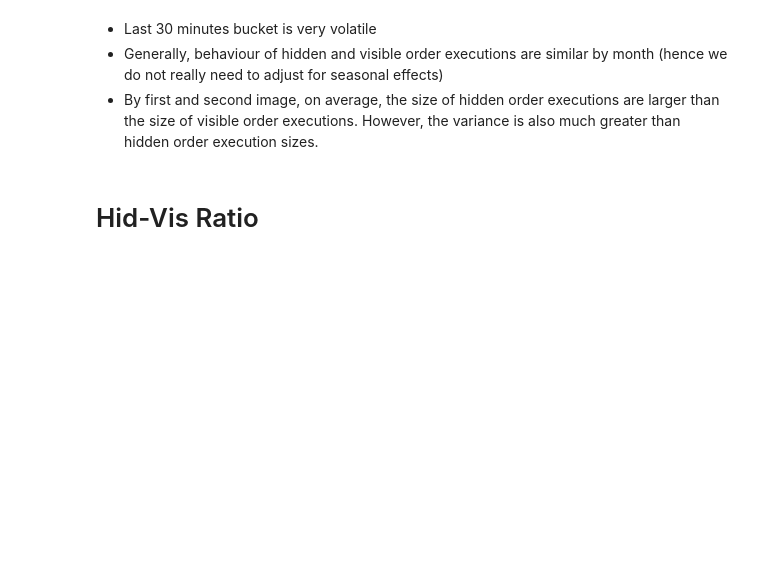
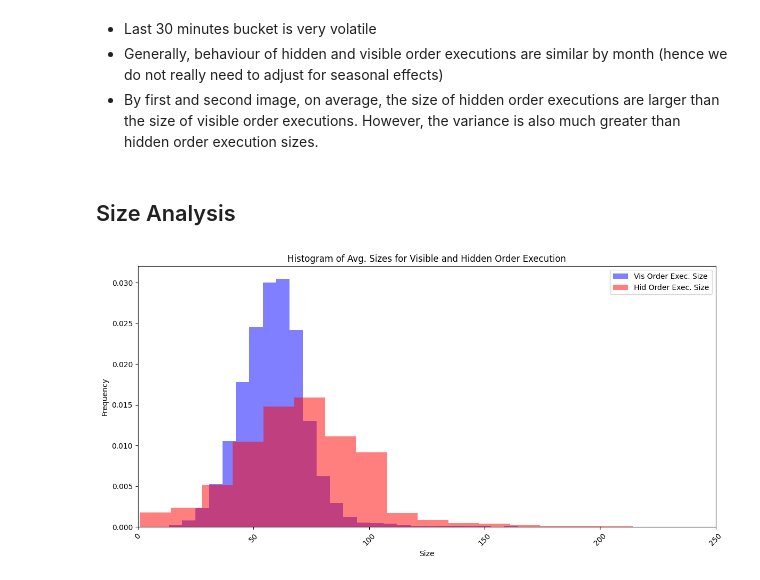
Before and after one commit to JingHui-Tan/dissertation-iceberg, a Jupyter notebook: final_EDA.ipynb, the cells around one changed output. Saved outputs shown, nothing was run; the diff lists cells and outputs as text; code cells hidden in the pictures; blank space fills up the shorter version.

```diff
--- a/final_EDA.ipynb
+++ b/final_EDA.ipynb
@@ -313,5 +382,3 @@ Text(0.5, 1.0, 'Hid Order Exec Mean Size with Standard Deviation by Time Bucket
 - Last 30 minutes bucket is very volatile
 - Generally, behaviour of hidden and visible order executions are similar by month (hence we do not really need to adjust for seasonal effects)
 - By first and second image, on average, the size of hidden order executions are larger than the size of visible order executions. However, the variance is also much greater than hidden order execution sizes.
-# %% [markdown]
-# Hid-Vis Ratio
@@ -323,0 +385,28 @@ hid_vis_size_ratio = df_mean_std_calc(hid_vis_size_ratio, month=False)
+# %% [markdown]
+## Size Analysis
+# %%
+# Create a figure and axis
+fig, ax = plt.subplots(figsize=(12, 6))
+
+# Plot the histograms with transparency
+ax.hist(df_4_resampled['size'], bins=50, alpha=0.5, color='blue', label='Vis Order Exec. Size', density=True)
+ax.hist(df_5_resampled['size'], bins=50, alpha=0.5, color='red', label='Hid Order Exec. Size', density=True)
+
+# Set labels and title
+ax.set_xlabel('Size')
+ax.set_ylabel('Frequency')
+ax.set_title('Histogram of Avg. Sizes for Visible and Hidden Order Execution')
+
+# Add a legend
+ax.legend(loc='upper right')
+ax.set_xlim(0, 250)
+
+
+# Rotate the x-ticks by 45 degrees
+ax.set_xticklabels(ax.get_xticklabels(), rotation=45)
+# Adjust layout
+plt.tight_layout()
+# Show the plot
+plt.show()
+# %% [output]
+[figure, added]
```
Also changed, not shown: parts of 21 cells of this notebook.
